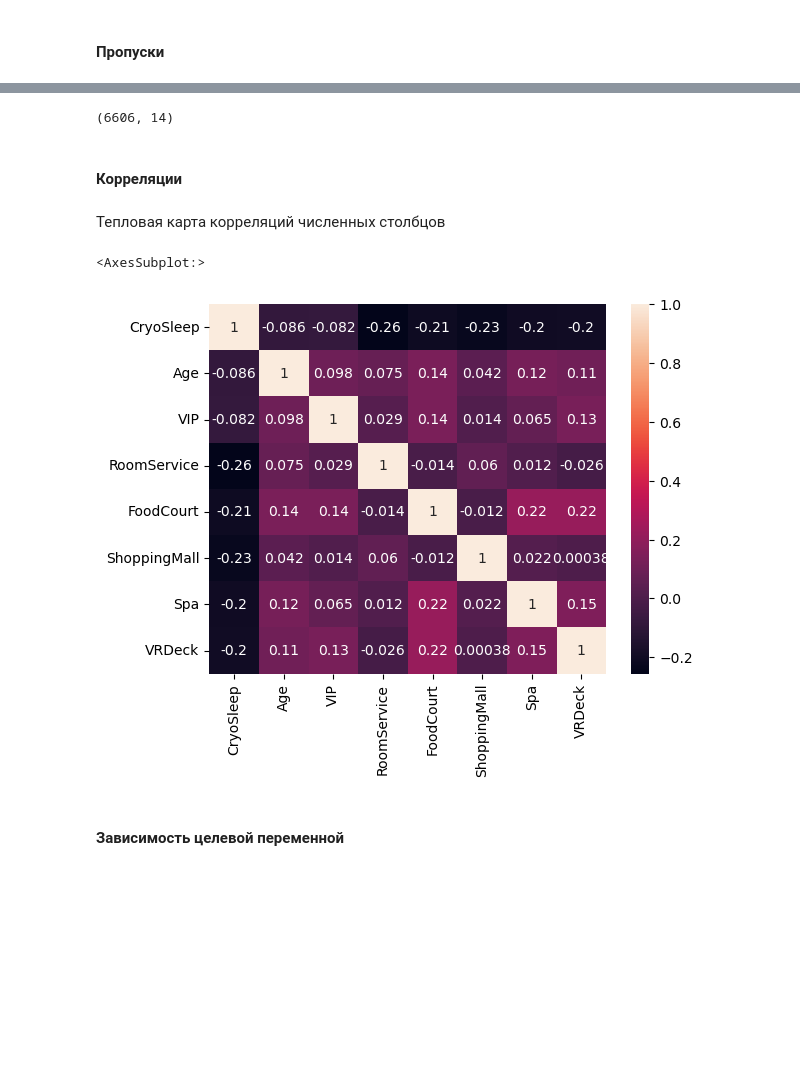
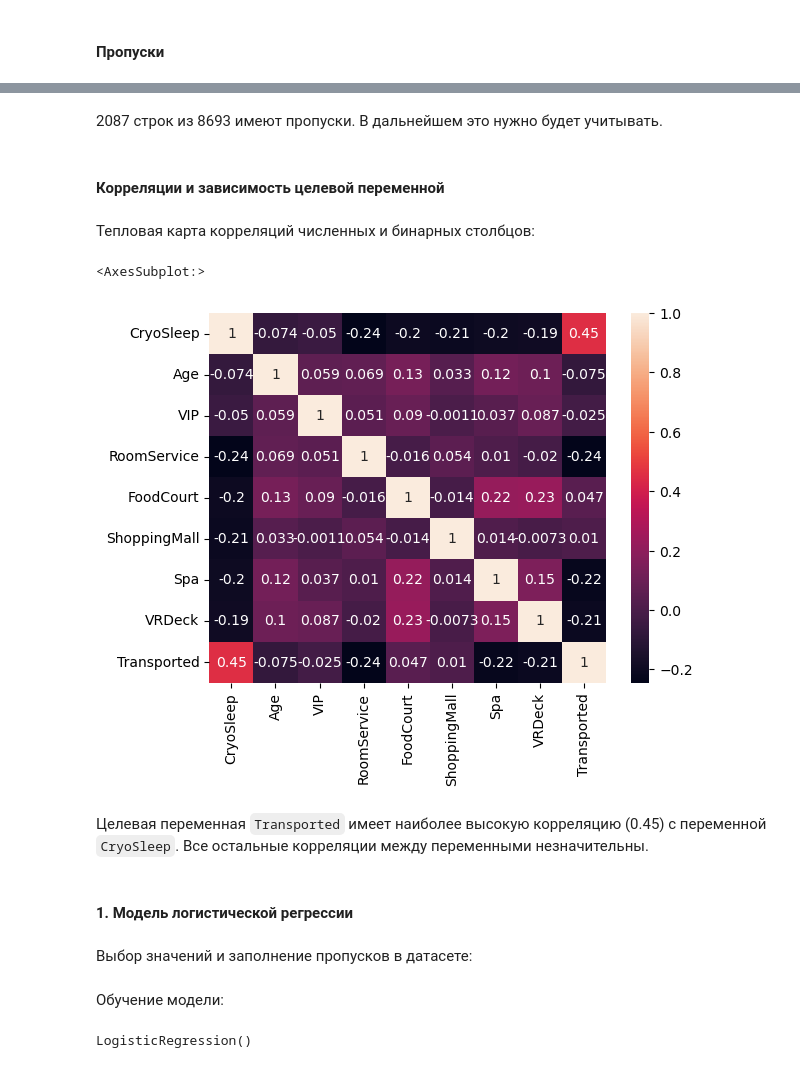
Before and after one commit to kalewala/msu_data_science_2023, a Jupyter notebook: Final_project.ipynb, the cells around one changed output, grey strips where cells are left out. Saved outputs shown, nothing was run; the diff lists cells and outputs as text; code cells hidden in the pictures; blank space fills up the shorter version.

Commit message:
Обзор датасета и модель логистической регрессии

```diff
--- a/Final_project.ipynb
+++ b/Final_project.ipynb
@@ -144,22 +177,23 @@ df.shape
-# %%
-df = df.dropna()
-df.shape
-# %% [output]
-(6606, 14)
+# %% [markdown]
+2087 строк из 8693 имеют пропуски. В дальнейшем это нужно будет учитывать.
 # %% [markdown]
-#### Корреляции
+#### Корреляции и зависимость целевой переменной
 # %%
 import seaborn as sns
 # %% [markdown]
-Тепловая карта корреляций численных столбцов
+Тепловая карта корреляций численных и бинарных столбцов:
 # %%
-df = df.astype({"CryoSleep": 'bool', "VIP": 'bool'})  # бинаризация
+#df = df.astype({"CryoSleep": 'bool', "VIP": 'bool'})  # бинаризация NaN => True
 sns.heatmap(
-    df.loc[:, ["CryoSleep", "Age", "VIP", "RoomService", "FoodCourt", "ShoppingMall", "Spa", "VRDeck"]].corr(),
+    df.astype({"CryoSleep": 'bool', "VIP": 'bool'}).loc[:, ["CryoSleep", "Age", "VIP", "RoomService", "FoodCourt", "ShoppingMall", "Spa", "VRDeck", "Transported"]].corr(),
     annot=True
 )
 # %% [output]
 <AxesSubplot:>
-[figure, old version]
+[figure, new version]
-# %% [markdown]
-#### Зависимость целевой переменной
+# %% [markdown]
+Целевая переменная ``Transported`` имеет наиболее высокую корреляцию (0.45) с переменной ``CryoSleep``. Все остальные корреляции между переменными незначительны.
+# %% [markdown]
+#### 1. Модель логистической регрессии
+# %% [markdown]
+Выбор значений и заполнение пропусков в датасете:
@@ -165,0 +207,25 @@ sns.heatmap(
+# %% [markdown]
+Обучение модели:
+# %%
+from sklearn.model_selection import train_test_split
+from sklearn.preprocessing import StandardScaler
+from sklearn.linear_model import LogisticRegression
+
+
+X = df1.drop('Transported', axis=1)
+y = df1['Transported']
+
+X_train, X_test, y_train, y_test = train_test_split(X,
+                                                    y,
+                                                    stratify=y,
+                                                    test_size=0.2,
+                                                    random_state=1)
+
+sc = StandardScaler()
+X_train_std = sc.fit_transform(X_train)
+X_test_std = sc.transform(X_test)
+
+clf = LogisticRegression()
+clf.fit(X_train_std, y_train)
+# %% [output]
+LogisticRegression()
```
Also changed, not shown: parts of 28 cells of this notebook.
